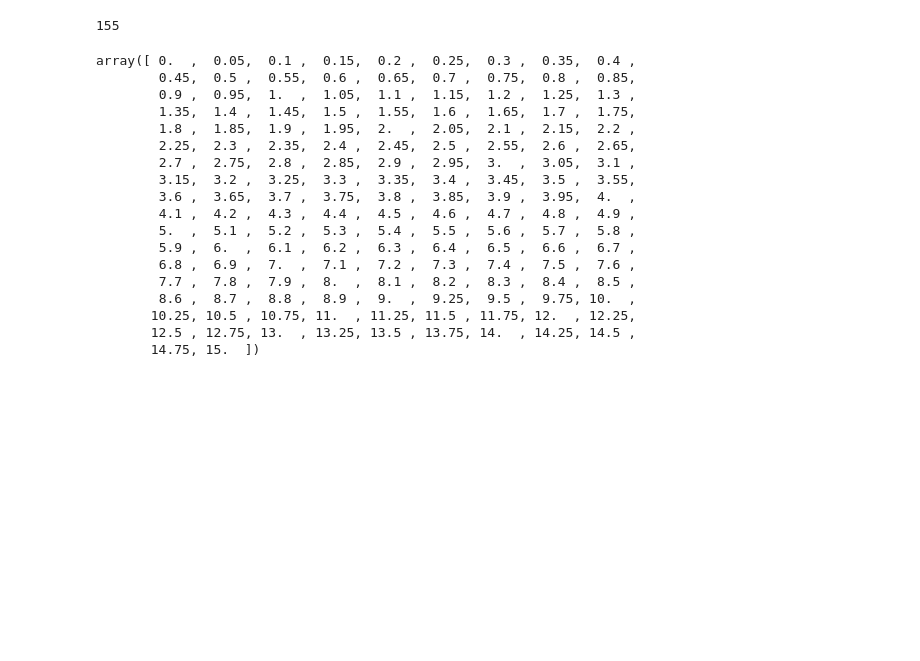
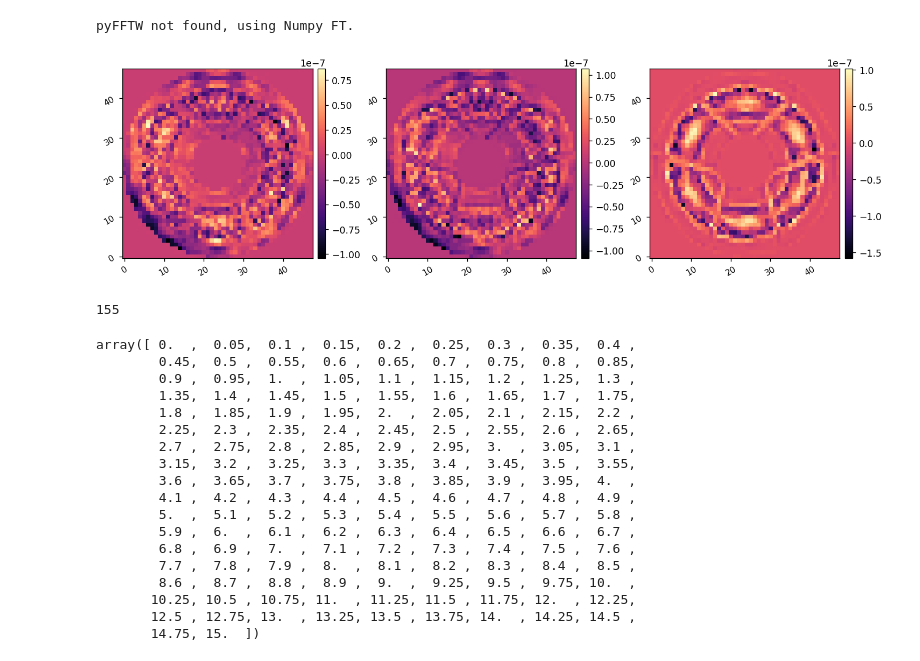
Before and after one commit to kian1377/disk-processing, a Jupyter notebook: hlc_band1_20230501_calc_psfs.ipynb, the cells around one changed output. Saved outputs shown, nothing was run; the diff lists cells and outputs as text; code cells hidden in the pictures; blank space fills up the shorter version.

```diff
--- a/hlc_band1_20230501_calc_psfs.ipynb
+++ b/hlc_band1_20230501_calc_psfs.ipynb
@@ -1,30 +1,37 @@
 # %%
 import numpy as np
 import astropy.io.fits as fits
 import astropy.units as u
 import matplotlib.pyplot as plt
 from matplotlib.patches import Circle
 
 from IPython.display import clear_output, display
 import time
 from pathlib import Path
 import copy
 
 import proper
 proper.prop_use_fftw(DISABLE=False)
 
 import roman_phasec_proper
 
 import cgi_phasec_poppy as cgi
-
+import cgi_phasec_poppy.imshows as imshows
+from cgi_phasec_poppy.imshows import *
 import ray
 
 import misc_funs as misc
 
 data_dir = Path('/groups/douglase/kians-data-files/disk-processing')
+data_dir = Path('/npool/nvme/kianmilani/disk-data')
 
 dm1_best = fits.getdata(roman_phasec_proper.lib_dir + r'/examples/hlc_best_contrast_dm1.fits')
 dm2_best = fits.getdata(roman_phasec_proper.lib_dir + r'/examples/hlc_best_contrast_dm2.fits')
+
+imshow3(dm1_best, dm2_best, dm1_best-dm2_best)
+# %% [output]
+pyFFTW not found, using Numpy FT.
+[figure, added]
 # %%
 wavelength_c = 575e-9*u.m
 D = 2.3631*u.m
```
Also changed, not shown: 3 other files.
